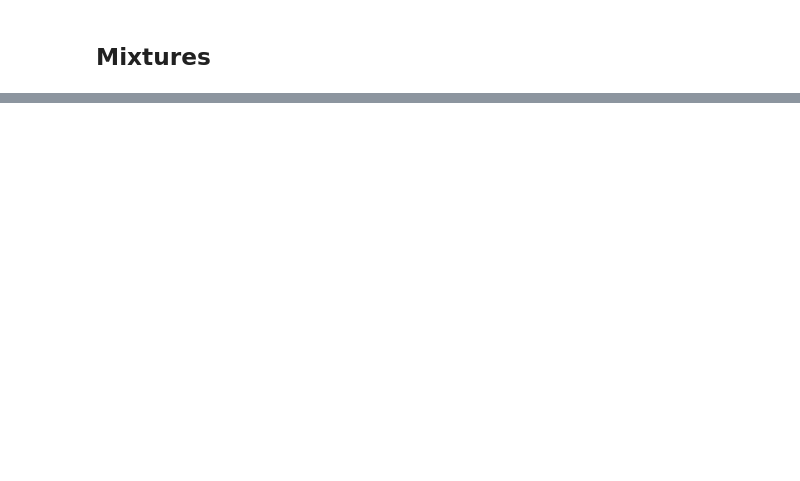
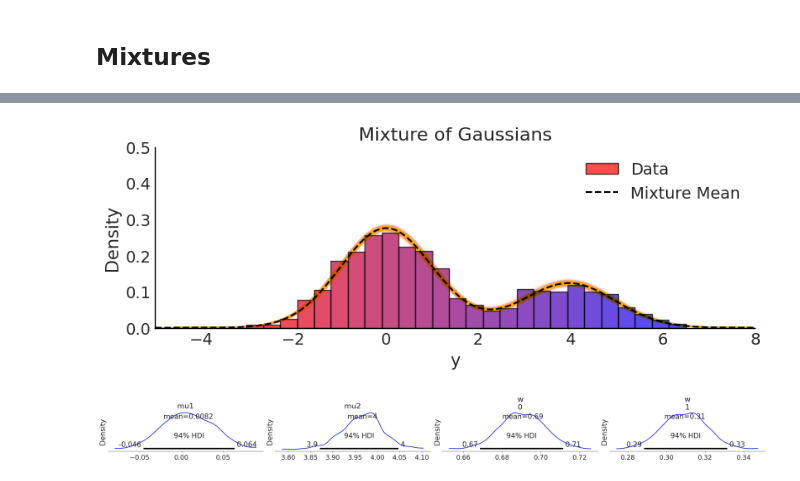
Before and after one commit to NuttidaLab/state_space_analysis, a Jupyter notebook: tutorial.ipynb, the cells around one changed output, grey strips where cells are left out. Saved outputs shown, nothing was run; the diff lists cells and outputs as text; code cells hidden in the pictures; blank space fills up the shorter version.

```diff
--- a/tutorial.ipynb
+++ b/tutorial.ipynb
@@ -377,5 +415,2 @@ plt.show()
 # %% [markdown]
 ## Mixtures
-# %%
-import seaborn as sns
-sns.set(style="whitegrid")
@@ -595,0 +563,15 @@ data = {
+# %%
+a = widgets.FloatSlider(value=0.7, min=0, max=1)
+mean_a = widgets.FloatSlider(value=0, min=-5, max=8)
+mean_b = widgets.FloatSlider(value=4, min=-5, max=8)
+
+# True Parameters for the mixture components
+def update_plot(weight, mean_1, mean_2):
+    # Generate synthetic data from the inputs
+    components = np.random.choice(2, size=2000, p=[weight, 1-weight])
+    global y # Ewww but it's okay for now
+    y = np.array([np.random.normal([mean_1, mean_2][k], 1) for k in components])
+    plot_mixture(y=y)
+
+w=widgets.interactive(update_plot,weight=a,mean_1=mean_a,mean_2=mean_b)
+display(w)
@@ -595,0 +580,17 @@ data = {
+# %%
+# Mixture of Normal Components
+with pm.Model() as model:
+    # Priors
+    w = pm.Dirichlet("w", a=np.array([1, 1]))  # 2 mixture weights (SAME AS BETA)
+    mu1 = pm.Normal("mu1", 0, 1)
+    mu2 = pm.Normal("mu2", 0, 1)
+
+    components = [
+        pm.Normal.dist(mu=mu1, sigma=1),
+        pm.Normal.dist(mu=mu2, sigma=1),
+    ]
+
+    like = pm.Mixture("like", w=w, comp_dists=components, observed=y)
+
+    # Sample
+    trace = pm.sample(1000, chains=1)
@@ -595,0 +605,10 @@ data = {
+# %%
+# Taking the posteriors from only the first chain for simplicity
+imeans = np.array([trace.posterior.mu1[0].values, trace.posterior.mu2[0].values]).T
+iweights = trace.posterior.w[0].values
+plot_mixture(y, imeans, iweights, show_comps=False)
+ax = az.plot_posterior(trace, figsize=(20, 2), round_to=2)
+for a in ax.flatten(): a.set_ylabel("Density")
+# %% [output]
+[figure, added]
+[figure, added]
```
Also changed, not shown: parts of 90 cells of this notebook.
